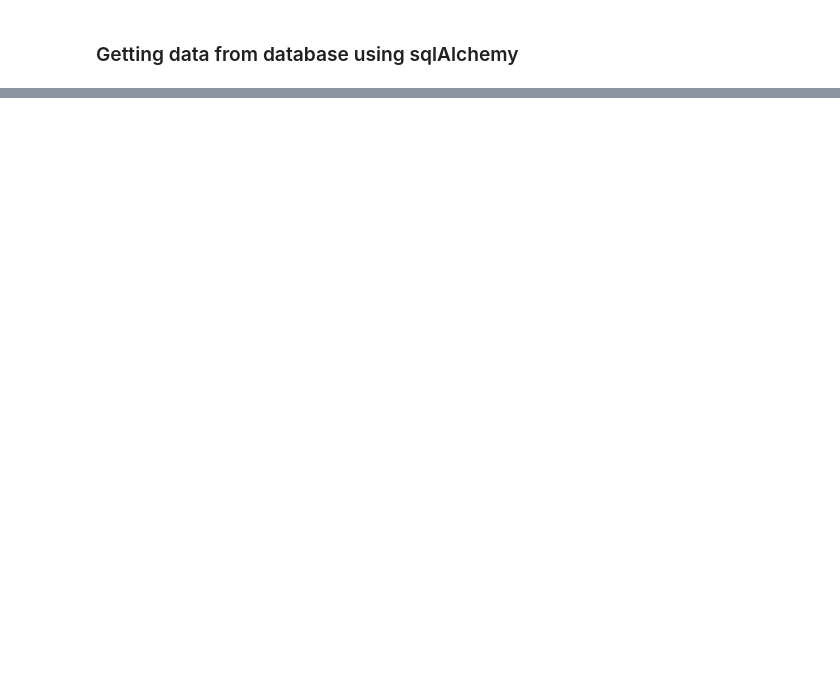
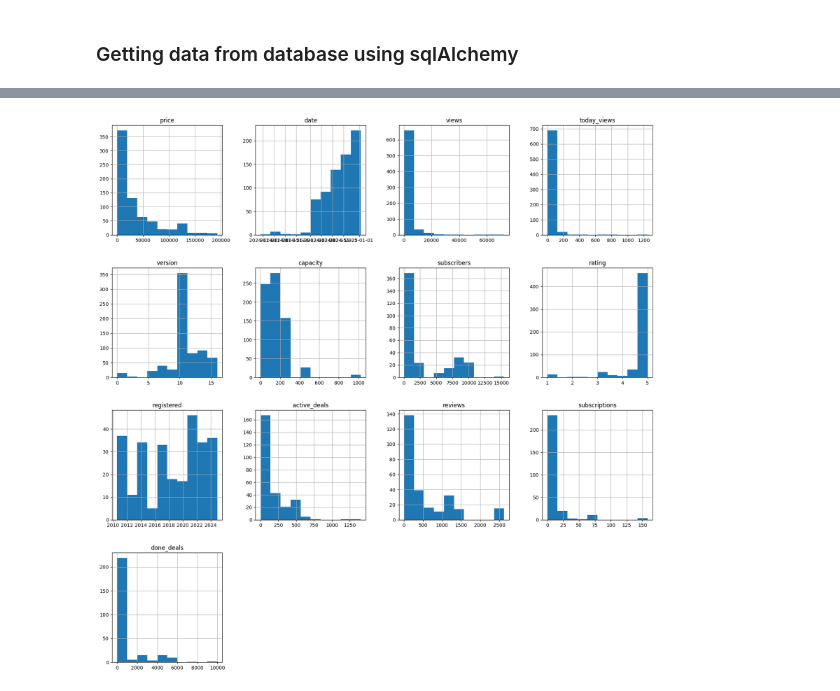
Before and after one commit to MomsDeveloper/AvitoPhoneInsights, a Jupyter notebook: notebooks/eda.ipynb, the cells around one changed output, grey strips where cells are left out. Saved outputs shown, nothing was run; the diff lists cells and outputs as text; code cells hidden in the pictures; blank space fills up the shorter version.

```diff
--- a/notebooks/eda.ipynb
+++ b/notebooks/eda.ipynb
@@ -75,0 +112,4 @@ sellers_data.drop(columns=['_sa_instance_state'], inplace=True)
+# %%
+# · 13 декабря в 23:09 to datetime
+products_data['date'] = products_data['date'].apply(parse_timestamp)
+products_data['date'].head()
@@ -75,0 +180,3 @@ sellers_data.drop(columns=['_sa_instance_state'], inplace=True)
+# %%
+# getting condition
+products_data['condition'] = products_data['characteristics'].apply(lambda x: x['Состояние'])
@@ -75,0 +192,19 @@ sellers_data.drop(columns=['_sa_instance_state'], inplace=True)
+# %%
+# На Авито с февраля 2011 to datetime
+def parse_registered(timestamp):
+    if timestamp is None:
+        return None
+    cleaned = timestamp.replace('На Авито с ', '').strip()
+
+    for ru_month, en_month in month_map.items():
+        if ru_month in cleaned:
+            cleaned = cleaned.replace(ru_month, en_month)
+            break
+
+    try:
+        return datetime.strptime(cleaned, '%d %B %Y')
+    except ValueError:
+        return datetime.strptime(cleaned, '%B %Y')
+
+
+sellers_data['registered'] = sellers_data['registered'].apply(parse_registered)
@@ -109,0 +258,4 @@ memory usage: 9.6+ KB
+# %%
+df.hist(figsize=(20, 20));
+# %% [output]
+[figure, added]
```
Also changed, not shown: parts of 37 cells of this notebook, 2 other files.
